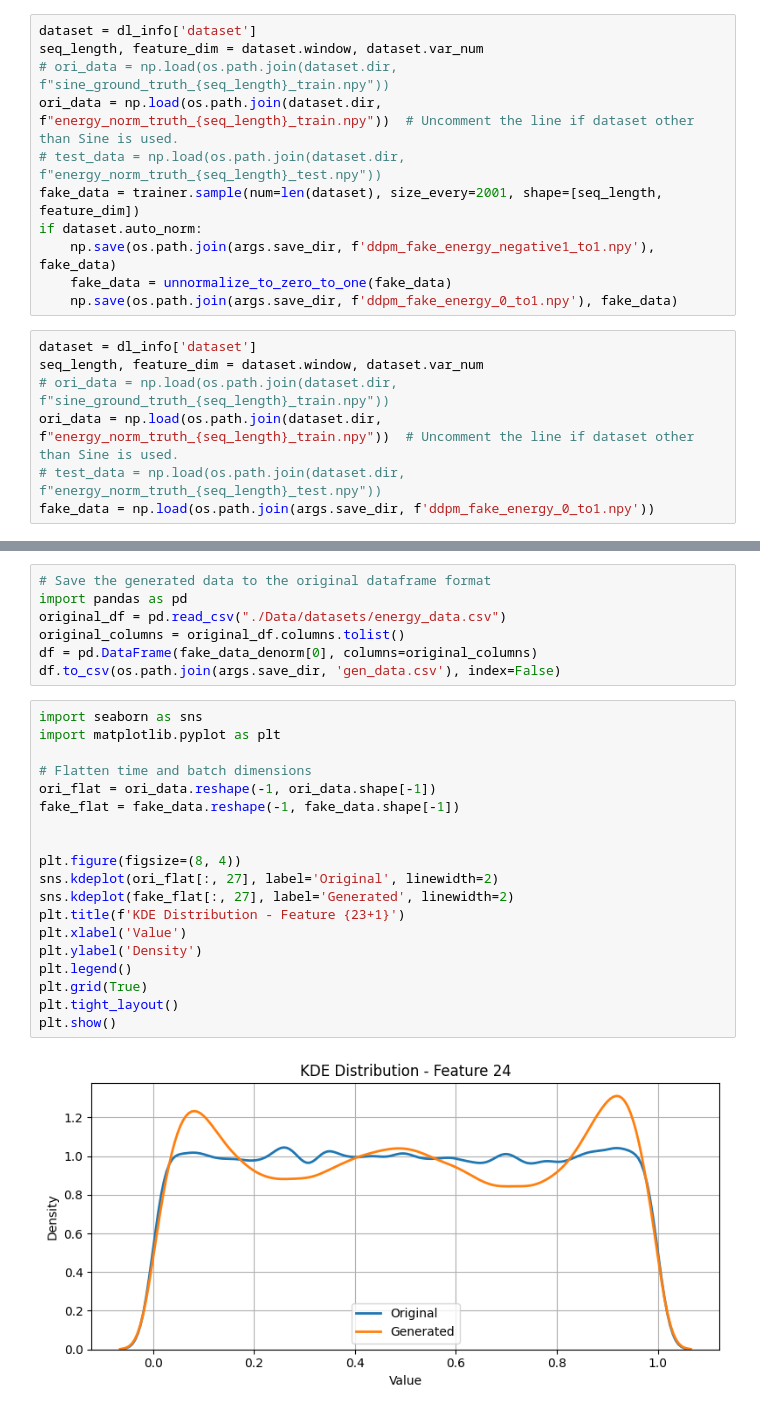
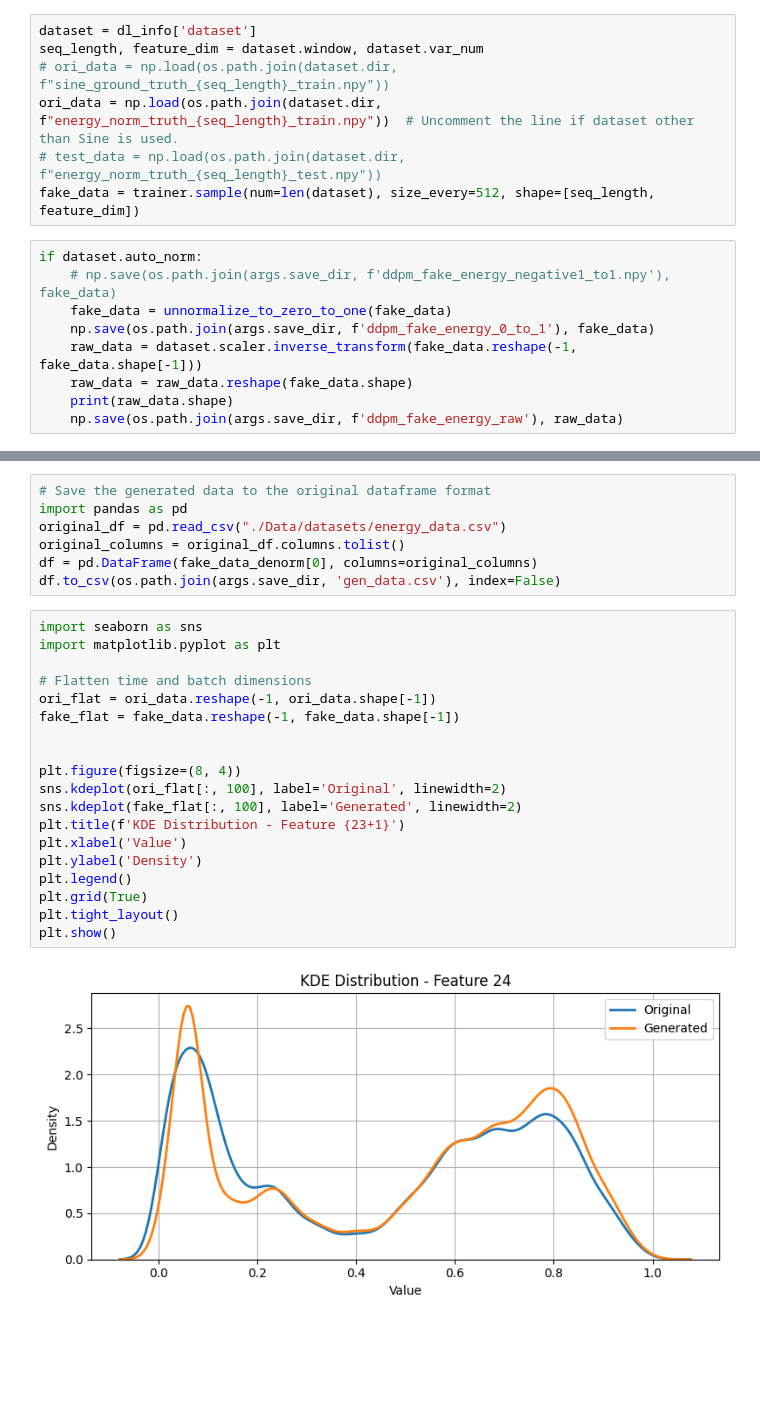
Before and after one commit to it21346/tSDG-DiffusionTS-DataAugmentation, a Jupyter notebook: Diffusion Models/Code/Diffusion-TS/Tutorial_0.ipynb, the cells around one changed output, grey strips where cells are left out. Drawn from its saved outputs; the diff is of its cells as text; blank space fills up the shorter version.

```diff
--- a/Diffusion Models/Code/Diffusion-TS/Tutorial_0.ipynb
+++ b/Diffusion Models/Code/Diffusion-TS/Tutorial_0.ipynb
@@ -51,15 +51,13 @@ seq_length, feature_dim = dataset.window, dataset.var_num
 # ori_data = np.load(os.path.join(dataset.dir, f"sine_ground_truth_{seq_length}_train.npy"))
 ori_data = np.load(os.path.join(dataset.dir, f"energy_norm_truth_{seq_length}_train.npy"))  # Uncomment the line if dataset other than Sine is used.
 # test_data = np.load(os.path.join(dataset.dir, f"energy_norm_truth_{seq_length}_test.npy"))
-fake_data = trainer.sample(num=len(dataset), size_every=2001, shape=[seq_length, feature_dim])
-if dataset.auto_norm:
-    np.save(os.path.join(args.save_dir, f'ddpm_fake_energy_negative1_to1.npy'), fake_data)
-    fake_data = unnormalize_to_zero_to_one(fake_data)
-    np.save(os.path.join(args.save_dir, f'ddpm_fake_energy_0_to1.npy'), fake_data)
+fake_data = trainer.sample(num=len(dataset), size_every=512, shape=[seq_length, feature_dim])
-# %%
-dataset = dl_info['dataset']
-seq_length, feature_dim = dataset.window, dataset.var_num
-# ori_data = np.load(os.path.join(dataset.dir, f"sine_ground_truth_{seq_length}_train.npy"))
-ori_data = np.load(os.path.join(dataset.dir, f"energy_norm_truth_{seq_length}_train.npy"))  # Uncomment the line if dataset other than Sine is used.
-# test_data = np.load(os.path.join(dataset.dir, f"energy_norm_truth_{seq_length}_test.npy"))
-fake_data = np.load(os.path.join(args.save_dir, f'ddpm_fake_energy_0_to1.npy'))
+# %%
+if dataset.auto_norm:
+    # np.save(os.path.join(args.save_dir, f'ddpm_fake_energy_negative1_to1.npy'), fake_data)
+    fake_data = unnormalize_to_zero_to_one(fake_data)
+    np.save(os.path.join(args.save_dir, f'ddpm_fake_energy_0_to_1'), fake_data)
+    raw_data = dataset.scaler.inverse_transform(fake_data.reshape(-1, fake_data.shape[-1]))
+    raw_data = raw_data.reshape(fake_data.shape)
+    print(raw_data.shape)
+    np.save(os.path.join(args.save_dir, f'ddpm_fake_energy_raw'), raw_data)
@@ -129,21 +129,21 @@ df.to_csv(os.path.join(args.save_dir, 'gen_data.csv'), index=False)
 # %%
 import seaborn as sns
 import matplotlib.pyplot as plt
 
 # Flatten time and batch dimensions
 ori_flat = ori_data.reshape(-1, ori_data.shape[-1])
 fake_flat = fake_data.reshape(-1, fake_data.shape[-1])
 
 
 plt.figure(figsize=(8, 4))
-sns.kdeplot(ori_flat[:, 27], label='Original', linewidth=2)
-sns.kdeplot(fake_flat[:, 27], label='Generated', linewidth=2)
+sns.kdeplot(ori_flat[:, 100], label='Original', linewidth=2)
+sns.kdeplot(fake_flat[:, 100], label='Generated', linewidth=2)
 plt.title(f'KDE Distribution - Feature {23+1}')
 plt.xlabel('Value')
 plt.ylabel('Density')
 plt.legend()
 plt.grid(True)
 plt.tight_layout()
 plt.show()
 # %% [output]
-[figure, old version]
+[figure, new version]
```
Also changed, not shown: parts of 5 cells of this notebook, 24 other files.
